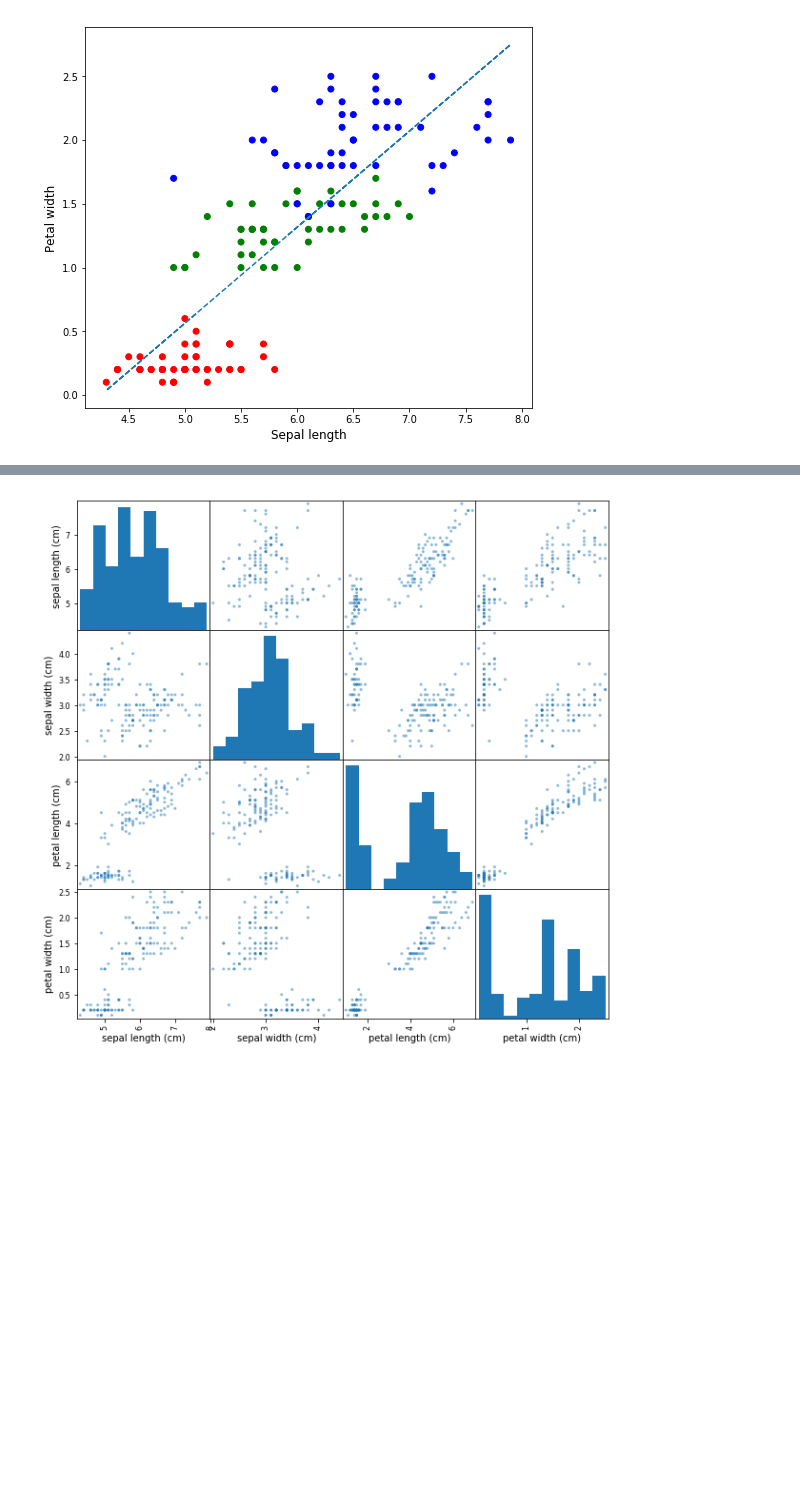
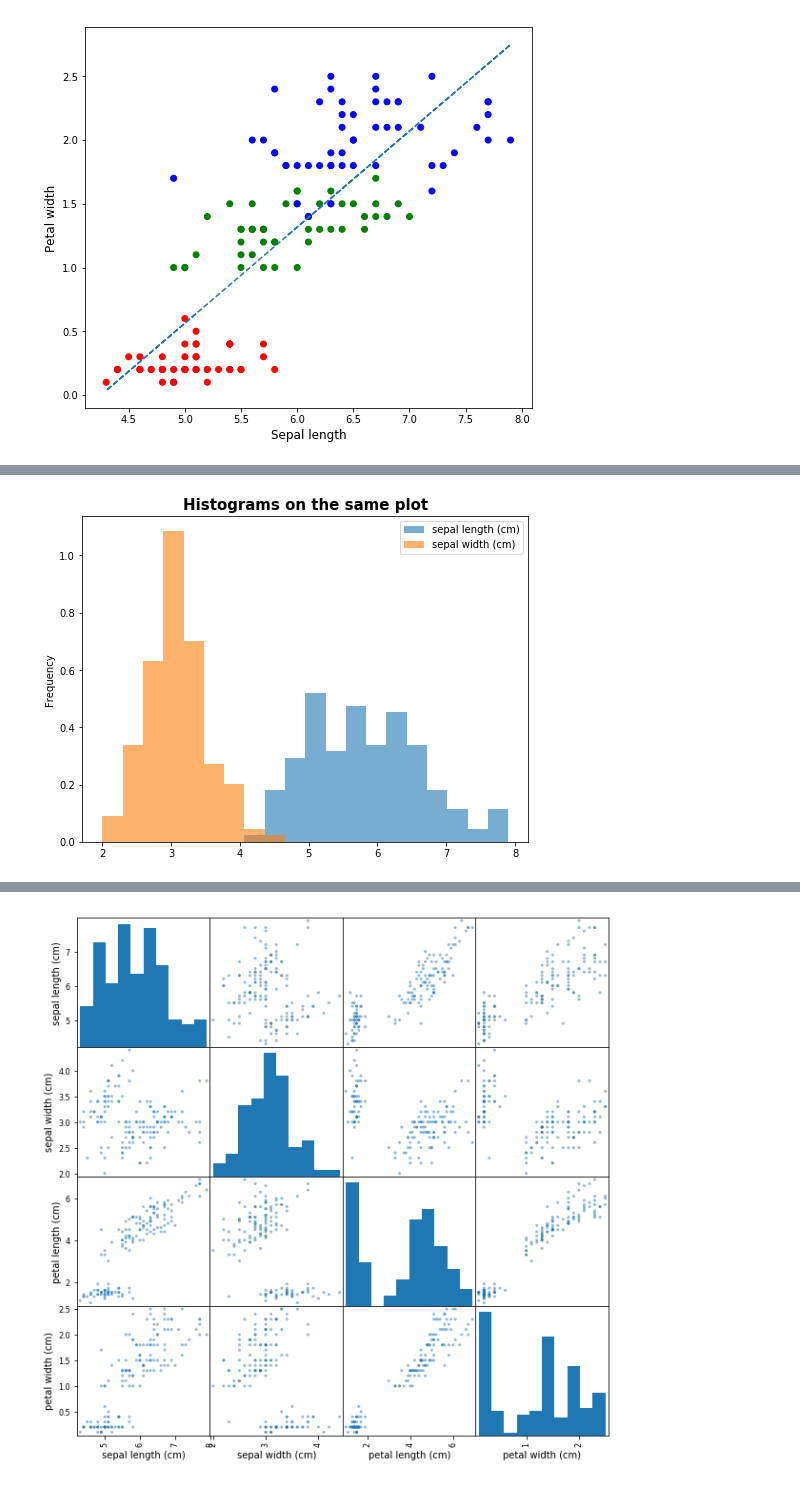
Before and after one commit to anhnguyendepocen/Stat3612, a Jupyter notebook: Lecture2/Lecture2 Data Exploration.ipynb, the cells around one changed output, grey strips where cells are left out. Saved outputs shown, nothing was run; the diff lists cells and outputs as text; code cells hidden in the pictures; blank space fills up the shorter version.

```diff
--- a/Lecture2/Lecture2 Data Exploration.ipynb
+++ b/Lecture2/Lecture2 Data Exploration.ipynb
@@ -147,0 +189,6 @@ plt.show()
+# %%
+Data.iloc[:,[0,1]].plot.hist(bins=20, density=True, alpha=0.6, figsize=(8,6))
+plt.title('Histograms on the same plot',fontsize=15, fontweight="bold")
+plt.show()
+# %% [output]
+[figure, added]
```
Also changed, not shown: parts of 20 cells of this notebook.
